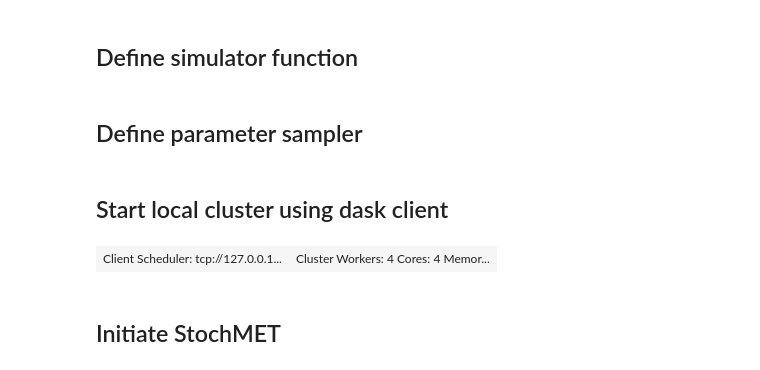
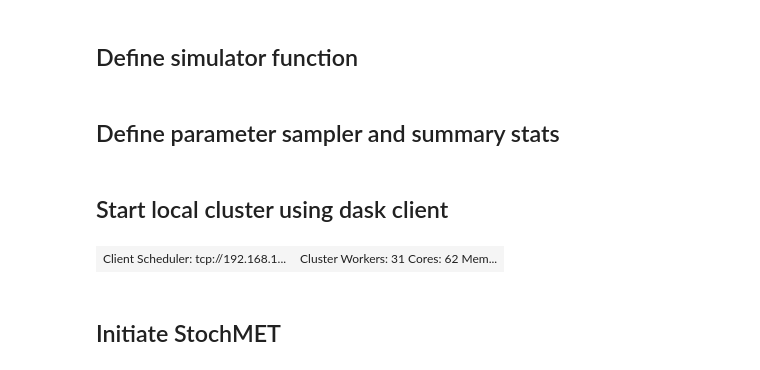
Before and after one commit to StochSS/sciope, a Jupyter notebook: examples/model_exploration/ToggleSwitch/genetic_toggleswitch.ipynb, the cells around one changed output. Cells and saved outputs as stored; diff of their text form; code cells hidden in the pictures.

Commit message:
added notebooks from cluster

```diff
--- a/examples/model_exploration/ToggleSwitch/genetic_toggleswitch.ipynb
+++ b/examples/model_exploration/ToggleSwitch/genetic_toggleswitch.ipynb
@@ -71,2 +74,2 @@ def simulator(params, model):
 # %% [markdown]
-## Define parameter sampler
+## Define parameter sampler and summary stats
@@ -94,10 +98,10 @@ sampler = Sampler(min_=bound*0.01, max_=bound*100)
 # %% [markdown]
 ## Start local cluster using dask client
 # %%
-c = Client()
+c = Client('192.168.1.6:8786')
 c
 # %% [output]
-| Client Scheduler: tcp://127.0.0.1... | Cluster Workers: 4 Cores: 4 Memor... |
+| Client Scheduler: tcp://192.168.1... | Cluster Workers: 31 Cores: 62 Mem... |
 # %% [markdown]
 ## Initiate StochMET
 # %%
```
Also changed, not shown: parts of 11 cells of this notebook, 2 other files.
